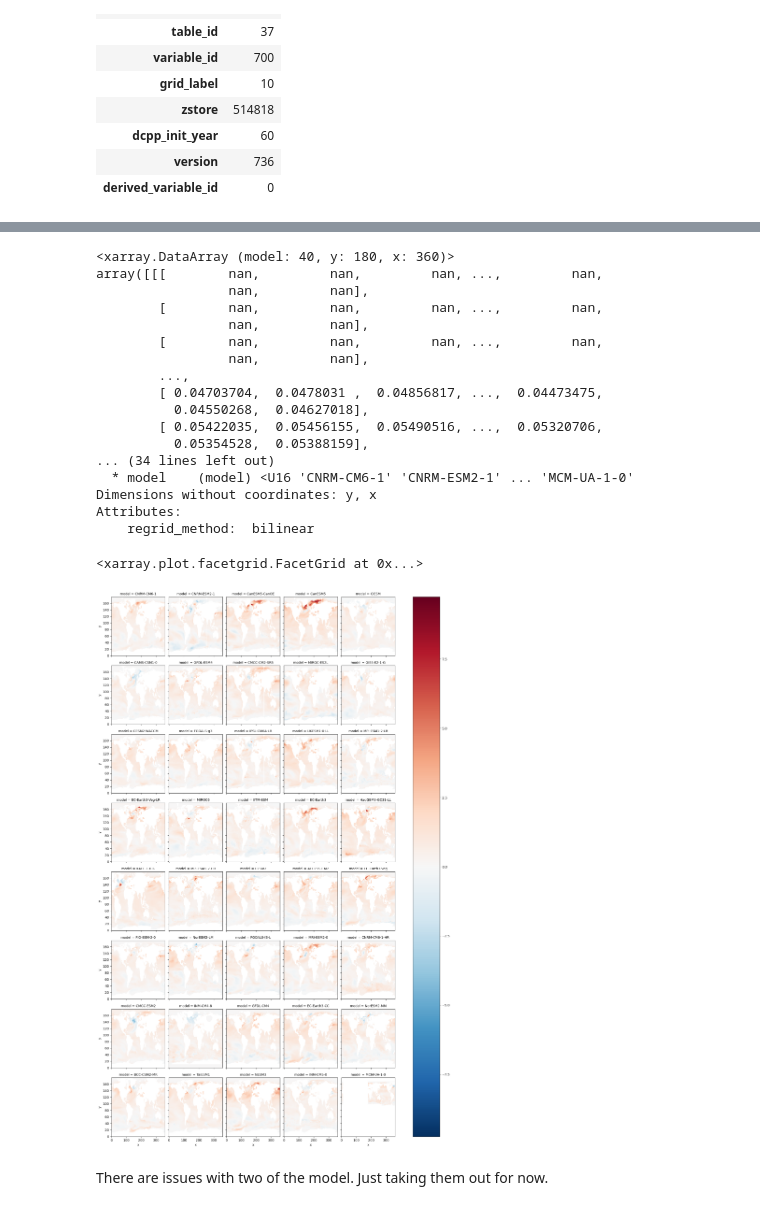
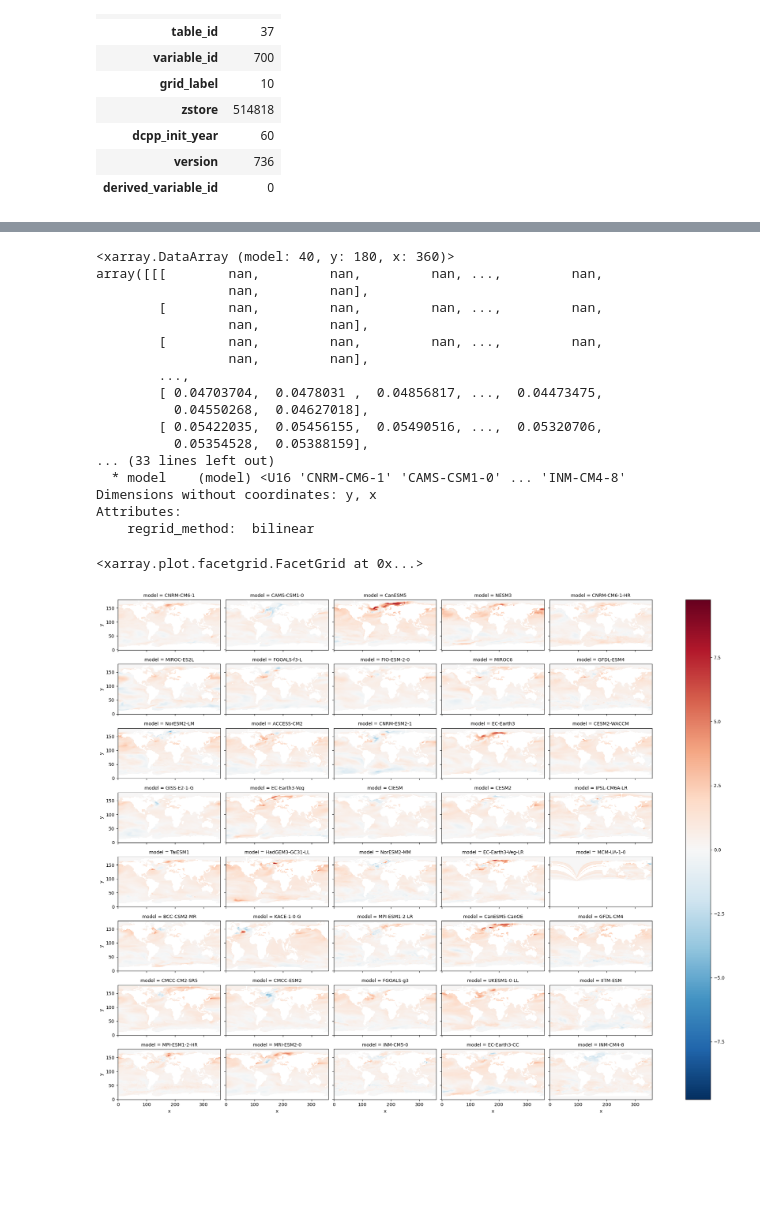
Before and after one commit to jbusecke/cmip6_sst_trend_map, a Jupyter notebook: sst_map.ipynb, the cells around one changed output, grey strips where cells are left out. Cells and saved outputs as stored; diff of their text form; code cells hidden in the pictures; blank space fills up the shorter version.

```diff
--- a/sst_map.ipynb
+++ b/sst_map.ipynb
@@ -136,3 +133,0 @@ MCM-UA-1-0.Omon.r1i1p1f2.tos.tos
-# %%
-ds = ddict_loaded['CESM2.Omon.r10i1p1f1.tos.tos']
-ds
@@ -159,6 +136,7 @@ Coordinates:
 import xarray as xr
 
 def calculate_linear_trend(ds):
+    attrs = ds.attrs
     da = ds.tos.squeeze().load()
     coeffs = da.polyfit('time', 1)
     # evaluate trend coefficients
@@ -166,14 +144,9 @@ def calculate_linear_trend(ds):
     # compute the linear trend difference between beginning and end
     diff = trend.isel(time=[0,-1]).diff('time').squeeze()
     diff = diff.assign_coords({k:ds[k] for k in ['lon', 'lat']})
+    diff.attrs = attrs
     return diff
 
-# ddict_trends = {}
-# for k, ds in tqdm(ddict_time_selected.items()):
-#     print(k)
-#     ddict_trends[k] = calculate_linear_trend(ds)
-
 ddict_trends = {}
-for k, ds in ddict_loaded.items():
-    print(k)
+for k, ds in tqdm(ddict_loaded.items()):
     ddict_trends[k] = calculate_linear_trend(ds)
@@ -230,20 +153,31 @@ ddict_trends_new = {k:ds for k,ds in ddict_trends.items() if k not in ['EC-Earth
 # %%
+# Last step: Interpolate the trend maps on a commmon grid
+# NOTE: I could have done this before, and then taken the linear trend, but this should be a lot more efficient.
+import xesmf as xe
+
 target_grid = xe.util.grid_global(1, 1) # interpolate on regular 1 deg grid.
 # Might want to put this to a higher res as some models have higher native resolution
 # and we might be aliasing.
 # But should be ok for a first take
 datasets = []
-for model, ds in ddict_trends_new.items():
+for model, ds in ddict_trends.items():
     print(model)
     # make sure only lon/lat have values
-    ds = ds.drop(['x', 'y'])
+    ds = ds.drop([dim for dim in ['x', 'y', 'longitude', 'latitude'] if dim in ds.dims])
+
+    # fix datasets with wrapped array boundaries(these cause stripes in the regridded data)
+    if len(ds.x) == 362:
+        print(model)
+        ds = ds.isel(x=slice(1,-1))
+
     regridder = xe.Regridder(
         ds,
         target_grid,
         method='bilinear',
         periodic=True,
         ignore_degenerate=True,
-        unmapped_to_nan=True
+        unmapped_to_nan=True,
+        extrap_method='nearest_s2d',
     )
     ds_regridded = regridder(ds).assign_coords(model=model.split('.')[0])
     datasets.append(ds_regridded)
@@ -275,5 +202,5 @@ MCM-UA-1-0.Omon.r1i1p1f2.tos.tos
 # %%
-ds_merged = xr.concat(datasets, dim='model')
+ds_merged = xr.concat(datasets, dim='model').drop('time')
 ds_merged
 # %% [output]
 <xarray.DataArray (model: 40, y: 180, x: 360)>
@@ -288,15 +215,13 @@ array([[[        nan,         nan,         nan, ...,         nan,
           0.04550268,  0.04627018],
         [ 0.05422035,  0.05456155,  0.05490516, ...,  0.05320706,
           0.05354528,  0.05388159],
-... (34 lines left out)
-  * model    (model) <U16 'CNRM-CM6-1' 'CNRM-ESM2-1' ... 'MCM-UA-1-0'
+... (33 lines left out)
+  * model    (model) <U16 'CNRM-CM6-1' 'CAMS-CSM1-0' ... 'INM-CM4-8'
 Dimensions without coordinates: y, x
 Attributes:
     regrid_method:  bilinear
 # %%
-ds_merged.plot(col='model', col_wrap=5)
+ds_merged.plot(col='model', col_wrap=5, aspect=2, size=2)
 # %% [output]
 <xarray.plot.facetgrid.FacetGrid at 0x...>
-[figure, old version]
+[figure, new version]
-# %% [markdown]
-There are issues with two of the model. Just taking them out for now.
```
Also changed, not shown: parts of 25 cells of this notebook, 1 other file.
